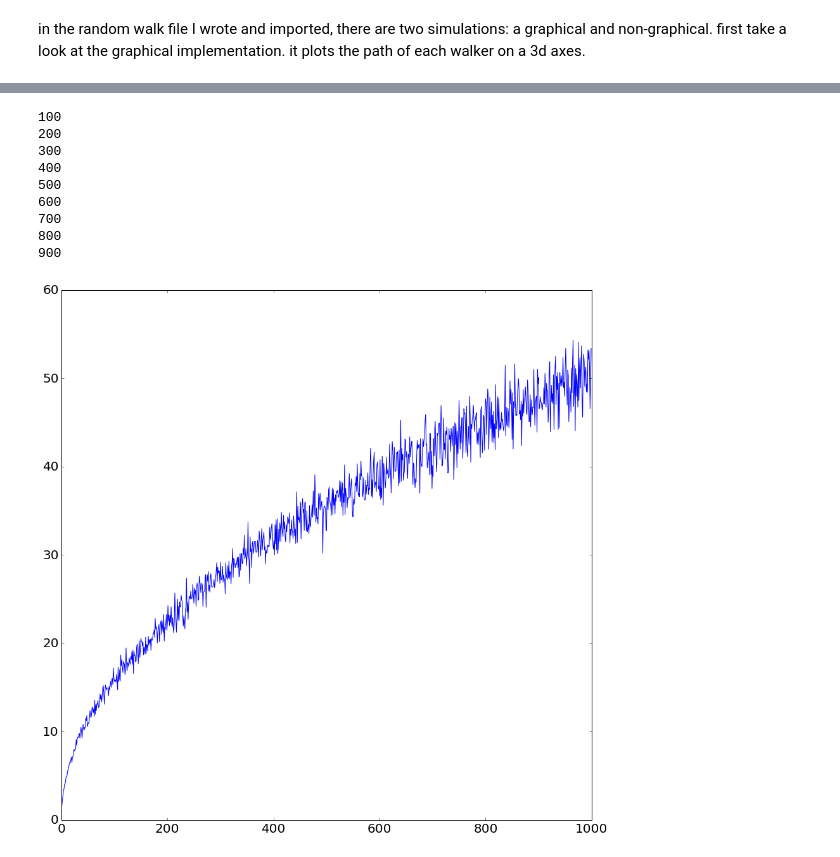
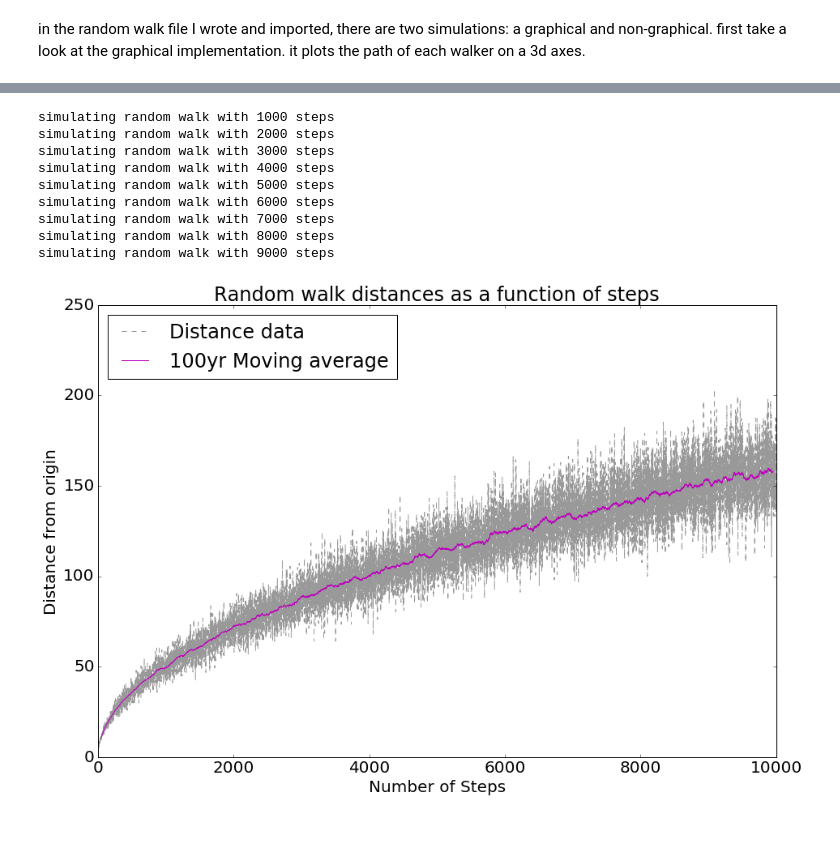
Before and after one commit to michaelneuder/numerical_experiments, a Jupyter notebook: random_walk/random_walks.ipynb, the cells around one changed output, grey strips where cells are left out. Saved outputs shown, nothing was run; the diff lists cells and outputs as text; code cells hidden in the pictures; blank space fills up the shorter version.

```diff
--- a/random_walk/random_walks.ipynb
+++ b/random_walk/random_walks.ipynb
@@ -32,22 +37,30 @@ i think this looks really cool and it is fun to play around with the graphics, b
 # %%
-distances = np.arange(1,1000)
-num_walkers = 100
+distances = np.arange(1,10000)
+num_walkers = 20
 mean_distances = []
 for distance in distances:
-    if distance % 100 == 0:
-        print(distance)
+    if distance % 1000 == 0:
+        print('simulating random walk with {} steps'.format(distance))
     current_sim = simulation_non_graphical(num_walkers, distance)
     mean_distances.append(current_sim.get_distances().mean())
-plt.plot(distances, mean_distances)
-plt.show()
 # %% [output]
-100
-200
-300
-400
-500
-600
-700
-800
-900
+simulating random walk with 1000 steps
+simulating random walk with 2000 steps
+simulating random walk with 3000 steps
+simulating random walk with 4000 steps
+simulating random walk with 5000 steps
+simulating random walk with 6000 steps
+simulating random walk with 7000 steps
+simulating random walk with 8000 steps
+simulating random walk with 9000 steps
-[figure, removed]
+# %%
+plt.plot(distances, mean_distances, 'k--', alpha=.4, label='Distance data')
+x_avg, y_avg = moving_average(distances,100), moving_average(mean_distances,100)
+plt.plot(x_avg, y_avg, 'm', label='100yr Moving average')
+plt.xlabel('Number of Steps')
+plt.ylabel('Distance from origin')
+plt.title('Random walk distances as a function of steps')
+plt.legend(loc=2)
+plt.show()
+# %% [output]
+[figure, added]
```
Also changed, not shown: parts of 3 cells of this notebook, 1 other file.
